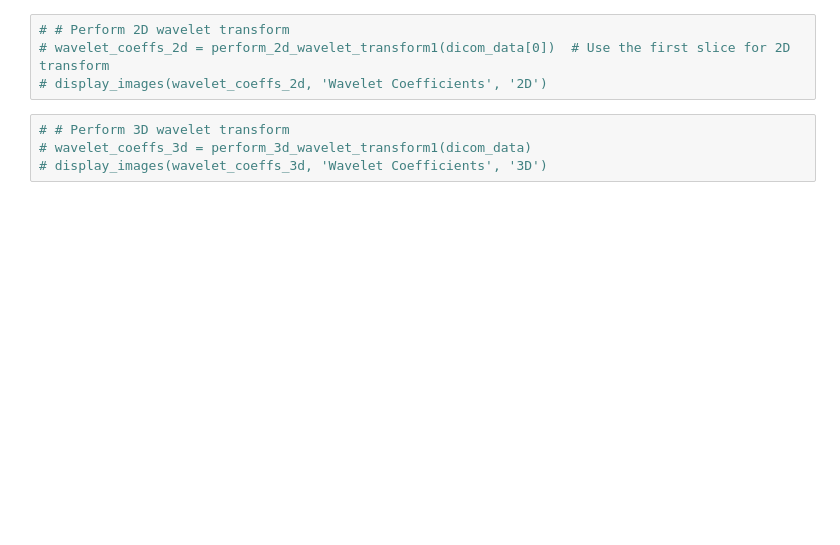
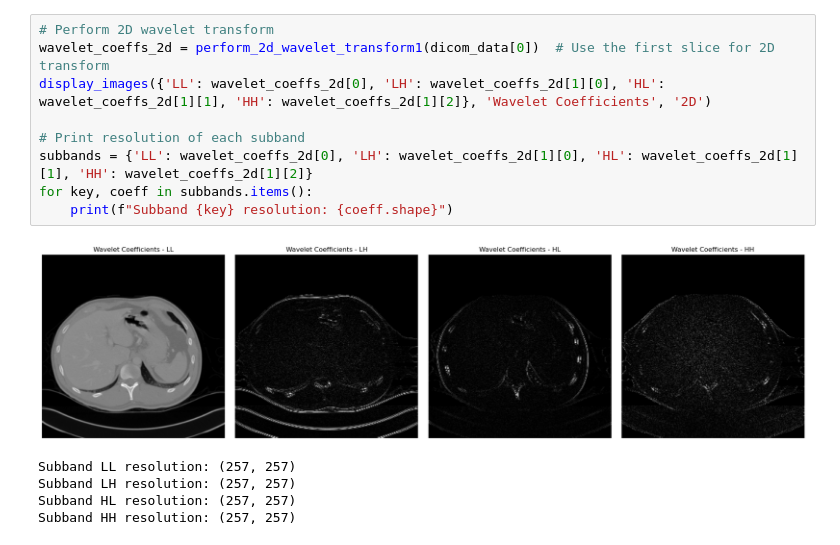
Before and after one commit to Expo39/CCE3015, a Jupyter notebook: DWT/Python/Test.ipynb, the cells around one changed output. Drawn from its saved outputs; the diff is of its cells as text; blank space fills up the shorter version.

```diff
--- a/DWT/Python/Test.ipynb
+++ b/DWT/Python/Test.ipynb
@@ -70,10 +63,17 @@ dicom_directory = 'Test_Sets/CT/3/DICOM_anon/'
 # Read DICOM files
 dicom_data = read_dicom_files(dicom_directory)
 # %%
-# # Perform 2D wavelet transform
-# wavelet_coeffs_2d = perform_2d_wavelet_transform1(dicom_data[0])  # Use the first slice for 2D transform
-# display_images(wavelet_coeffs_2d, 'Wavelet Coefficients', '2D')
+# Perform 2D wavelet transform
+wavelet_coeffs_2d = perform_2d_wavelet_transform1(dicom_data[0])  # Use the first slice for 2D transform
+display_images({'LL': wavelet_coeffs_2d[0], 'LH': wavelet_coeffs_2d[1][0], 'HL': wavelet_coeffs_2d[1][1], 'HH': wavelet_coeffs_2d[1][2]}, 'Wavelet Coefficients', '2D')
+
+# Print resolution of each subband
+subbands = {'LL': wavelet_coeffs_2d[0], 'LH': wavelet_coeffs_2d[1][0], 'HL': wavelet_coeffs_2d[1][1], 'HH': wavelet_coeffs_2d[1][2]}
+for key, coeff in subbands.items():
+    print(f"Subband {key} resolution: {coeff.shape}")
+# %% [output]
+[figure, added]
+Subband LL resolution: (257, 257)
+Subband LH resolution: (257, 257)
+Subband HL resolution: (257, 257)
+Subband HH resolution: (257, 257)
-# %%
-# # Perform 3D wavelet transform
-# wavelet_coeffs_3d = perform_3d_wavelet_transform1(dicom_data)
-# display_images(wavelet_coeffs_3d, 'Wavelet Coefficients', '3D')
```
Also changed, not shown: parts of 3 cells of this notebook, 15 other files.
